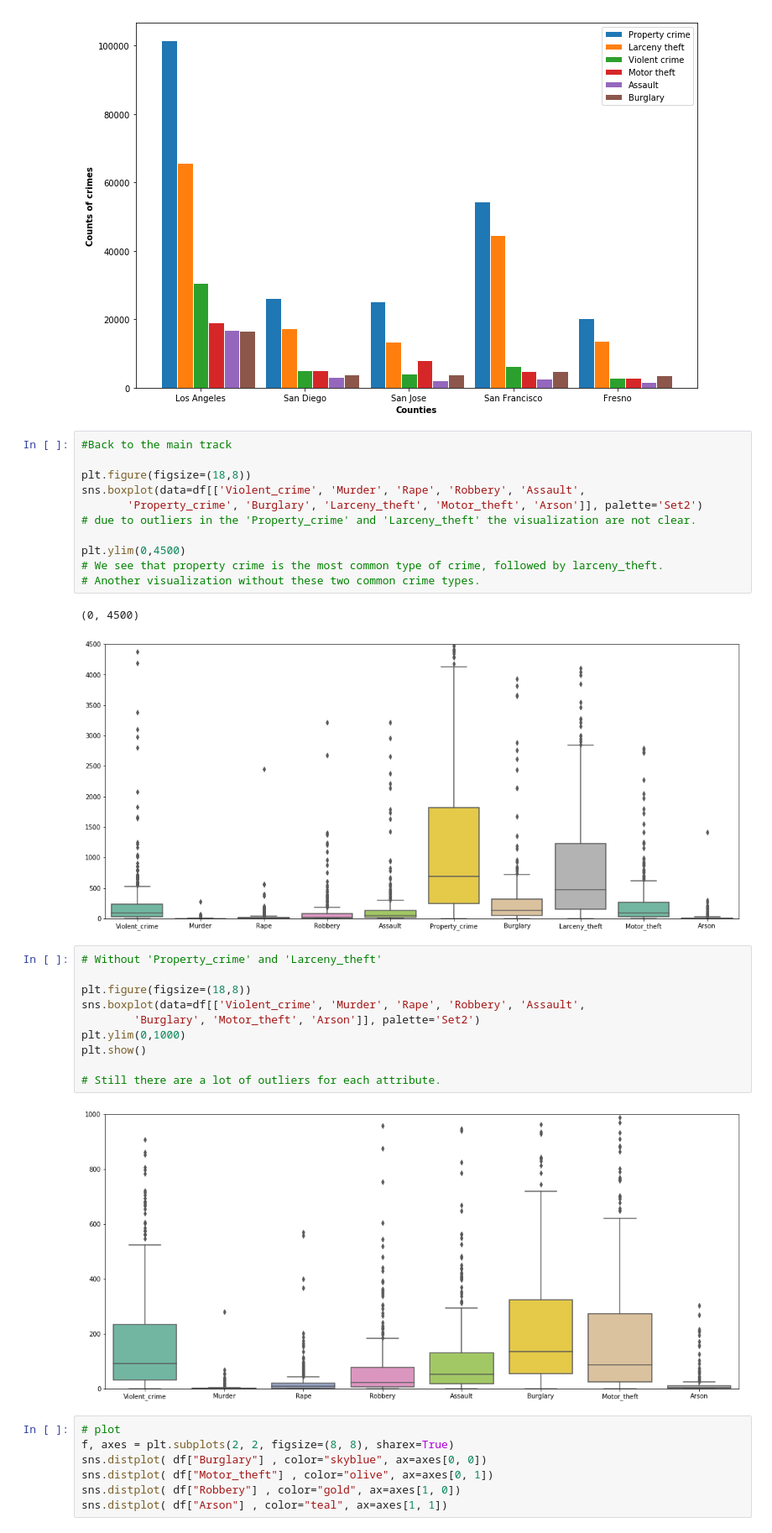
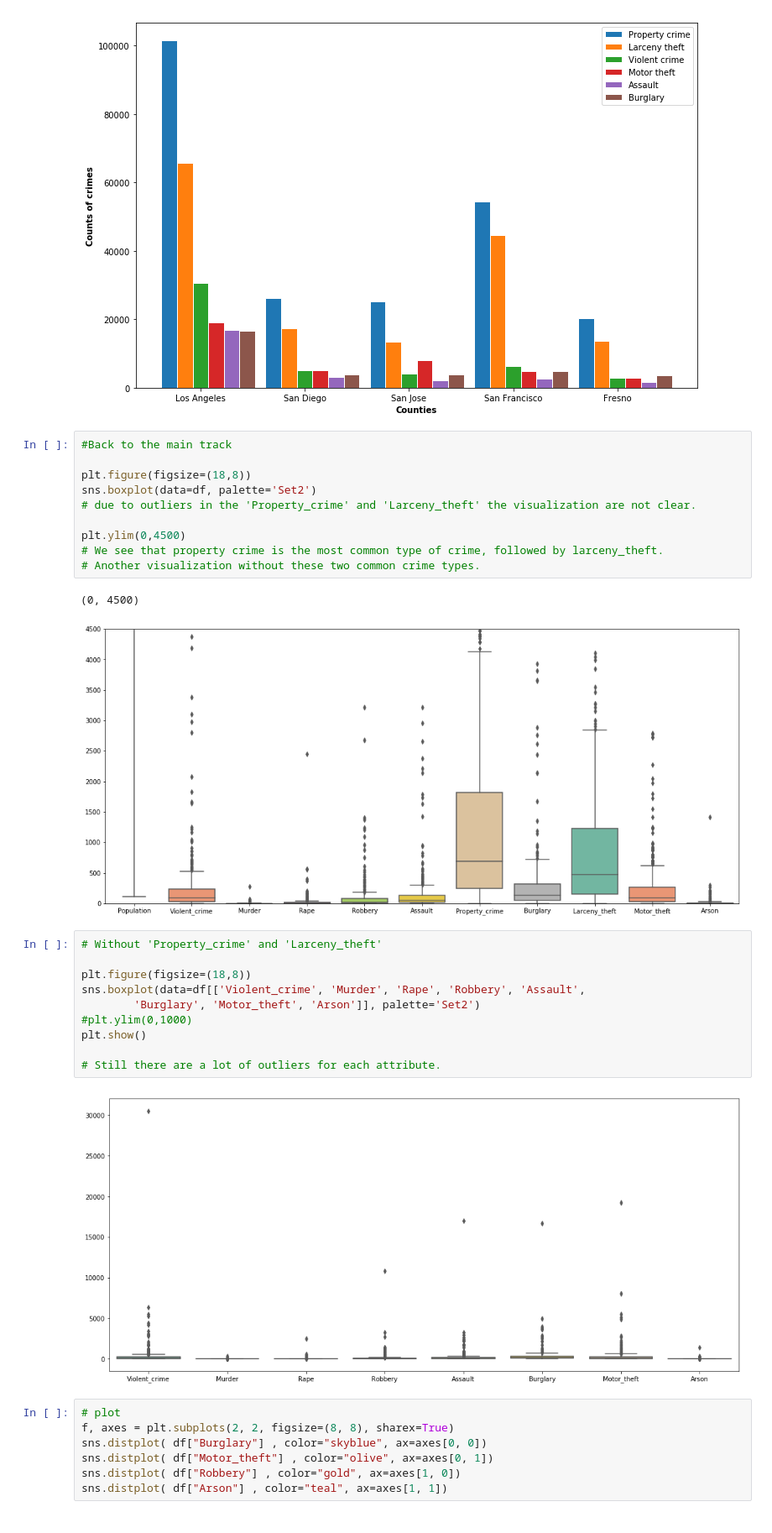
Before and after one commit to PriyankaBiswas/Data-Science, a Jupyter notebook: Unit3_deeper_SL/crime_ridge_lasso.ipynb, the cells around one changed output. Shown at 84% size. Saved outputs shown, nothing was run; the diff lists cells and outputs as text.

```diff
--- a/Unit3_deeper_SL/crime_ridge_lasso.ipynb
+++ b/Unit3_deeper_SL/crime_ridge_lasso.ipynb
@@ -219,8 +219,7 @@ plt.show()
 #Back to the main track
 
 plt.figure(figsize=(18,8))
-sns.boxplot(data=df[['Violent_crime', 'Murder', 'Rape', 'Robbery', 'Assault',
-       'Property_crime', 'Burglary', 'Larceny_theft', 'Motor_theft', 'Arson']], palette='Set2')
+sns.boxplot(data=df, palette='Set2')
 # due to outliers in the 'Property_crime' and 'Larceny_theft' the visualization are not clear.
 
 plt.ylim(0,4500)
@@ -228,19 +227,19 @@ plt.ylim(0,4500)
 # Another visualization without these two common crime types.
 # %% [output]
 (0, 4500)
-[figure, old version]
+[figure, new version]
 # %%
 # Without 'Property_crime' and 'Larceny_theft'
 
 plt.figure(figsize=(18,8))
 sns.boxplot(data=df[['Violent_crime', 'Murder', 'Rape', 'Robbery', 'Assault',
         'Burglary', 'Motor_theft', 'Arson']], palette='Set2')
-plt.ylim(0,1000)
+#plt.ylim(0,1000)
 plt.show()
 
 # Still there are a lot of outliers for each attribute.
 # %% [output]
-[figure, old version]
+[figure, new version]
 # %%
 # plot
 f, axes = plt.subplots(2, 2, figsize=(8, 8), sharex=True)
```
Also changed, not shown: parts of 67 cells of this notebook.
